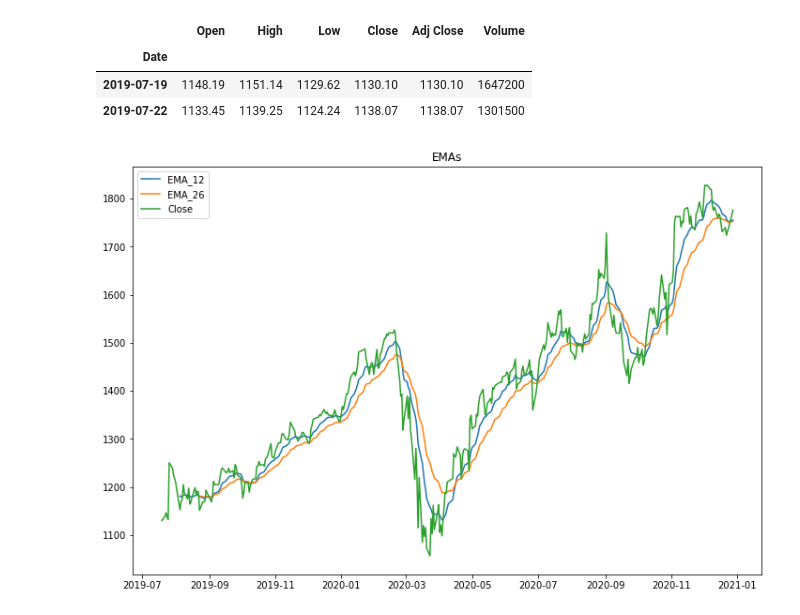
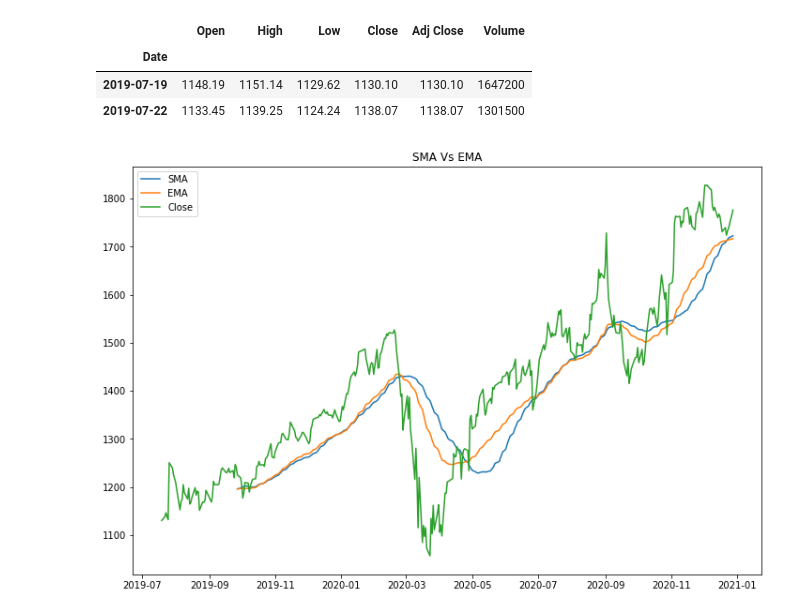
Before and after one commit to kartskri/FinancialTrading, a Jupyter notebook: snippets/technical-indicators/sma-vs-ema.ipynb, the cells around one changed output. Saved outputs shown, nothing was run; the diff lists cells and outputs as text; code cells hidden in the pictures.

```diff
--- a/snippets/technical-indicators/sma-vs-ema.ipynb
+++ b/snippets/technical-indicators/sma-vs-ema.ipynb
@@ -14,18 +14,18 @@ stock_data.head(2)
 | 2019-07-22 | 1133.45 | 1139.25 | 1124.24 | 1138.07 | 1138.07 | 1301500 |
 # %%
 # EMA_12 vs EMA_26
-stock_data['EMA_12'] = talib.EMA(stock_data['Close'], timeperiod=12)
-stock_data['EMA_26'] = talib.EMA(stock_data['Close'], timeperiod=26)
+stock_data['SMA'] = talib.SMA(stock_data['Close'], timeperiod=50)
+stock_data['EMA'] = talib.EMA(stock_data['Close'], timeperiod=50)
 # %%
 plt.figure(figsize=(12,8))
 
-plt.plot(stock_data['EMA_12'], label='EMA_12')
-plt.plot(stock_data['EMA_26'], label='EMA_26')
+plt.plot(stock_data['SMA'], label='SMA')
+plt.plot(stock_data['EMA'], label='EMA')
 plt.plot(stock_data['Close'], label='Close')
 
 # Customize and show the plot
 plt.legend()
-plt.title('EMAs')
+plt.title('SMA Vs EMA')
 plt.show()
 # %% [output]
-[figure, old version]
+[figure, new version]
```
Also changed, not shown: 2 other files.
